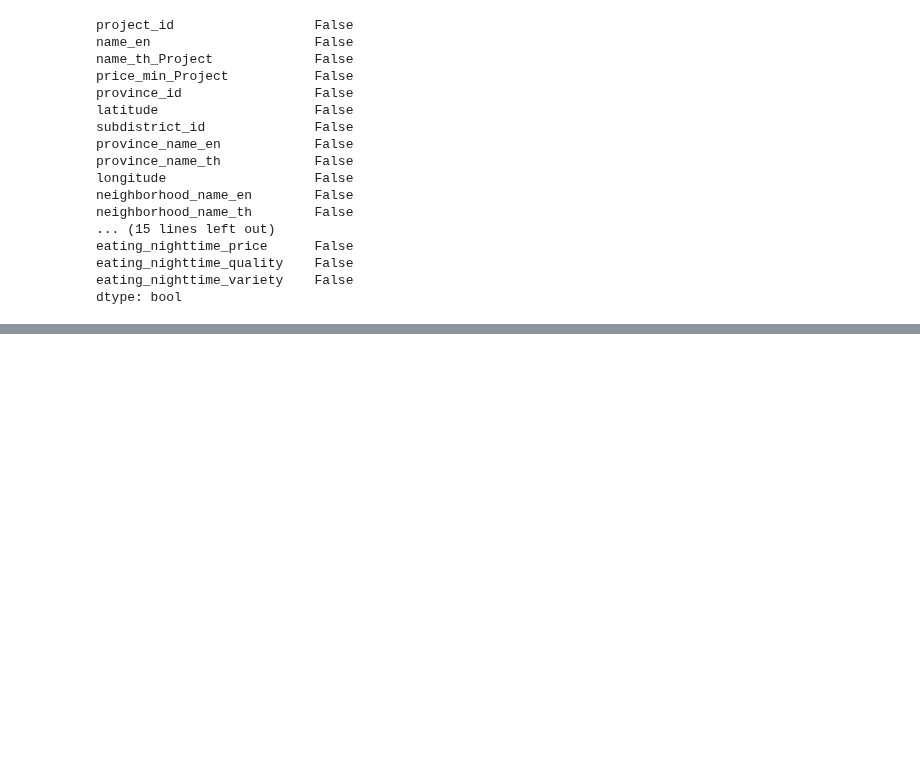
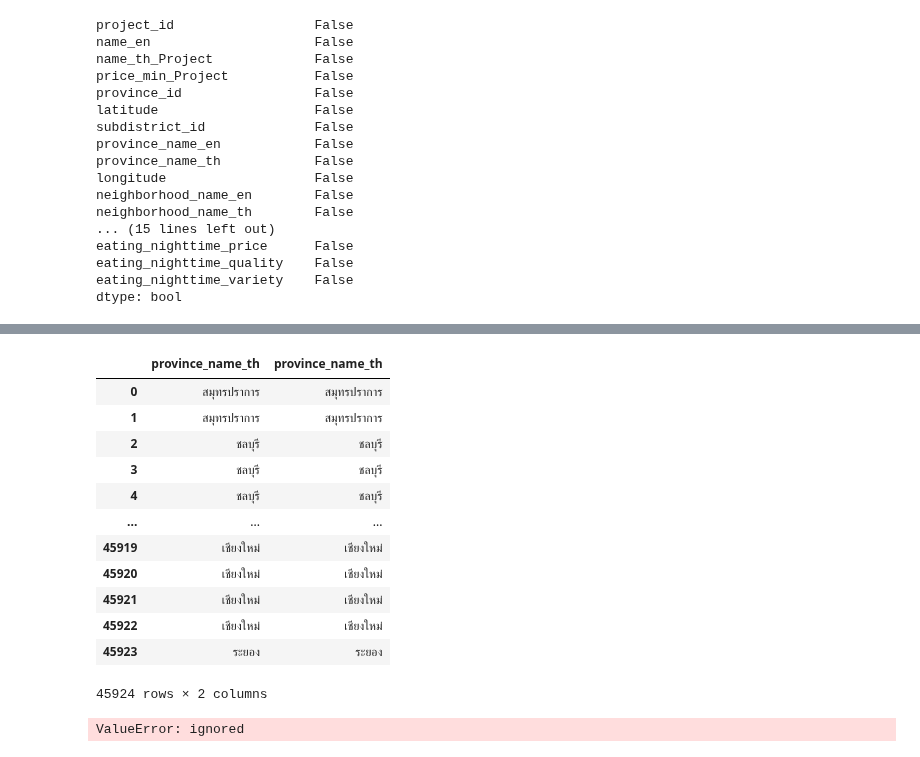
Before and after one commit to TungSoPon/BasicProg_DataViz65, a Jupyter notebook: Project.ipynb, the cells around one changed output, grey strips where cells are left out. Saved outputs shown, nothing was run; the diff lists cells and outputs as text; code cells hidden in the pictures; blank space fills up the shorter version.

```diff
--- a/Project.ipynb
+++ b/Project.ipynb
@@ -838,0 +864,7 @@ dtype: bool
+# %%
+opendata_living_score_C = opendata_living_score_C[['subdistrict_id',
+       'district_id','province_id', 'walk_leisure',
+       'walk_public_service', 'walk_school', 'walk_shopping', 'walk_work',
+       'walk_total', 'access_boat', 'access_bus', 'access_train',
+       'access_total', 'drive_leisure', 'drive_public_service', 'drive_school',
+       'drive_shopping', 'drive_work', 'drive_total']]
@@ -838,0 +879,3 @@ dtype: bool
+# %%
+table_merge3 = table_merge2.merge(opendata_living_score_C, how ='left', left_on=['subdistrict_id','district_id','province_id',], right_on=['subdistrict_id','district_id','province_id',])
+print(table_merge3.shape)
@@ -838,0 +910,2 @@ dtype: bool
+# %%
+table_merge3 = table_merge3.fillna(0)
@@ -838,0 +952,16 @@ dtype: bool
+# %%
+table_merge3['province_name_th']
+# %% [output]
+|  | province_name_th | province_name_th |
+| 0 | สมุทรปราการ | สมุทรปราการ |
+| 1 | สมุทรปราการ | สมุทรปราการ |
+| 2 | ชลบุรี | ชลบุรี |
+| 3 | ชลบุรี | ชลบุรี |
+| 4 | ชลบุรี | ชลบุรี |
+| ... | ... | ... |
+| 45919 | เชียงใหม่ | เชียงใหม่ |
+| 45920 | เชียงใหม่ | เชียงใหม่ |
+| 45921 | เชียงใหม่ | เชียงใหม่ |
+| 45922 | เชียงใหม่ | เชียงใหม่ |
+| 45923 | ระยอง | ระยอง |
+45924 rows × 2 columns
@@ -838,0 +975,9 @@ dtype: bool
+# %%
+table_merge4 = table_merge3.merge(opendata_interest_C, how ='left', left_on=['province_name_th',
+       'province_name_en', 'district_name_th', 'district_name_en',
+       'propertytype_name_th', 'propertytype_name_en'], right_on=['province_name_th',
+       'province_name_en', 'district_name_th', 'district_name_en',
+       'propertytype_name_th', 'propertytype_name_en'])
+print(table_merge3.shape)
+# %% [output]
+ValueError: ignored
```
Also changed, not shown: parts of 15 cells of this notebook.
